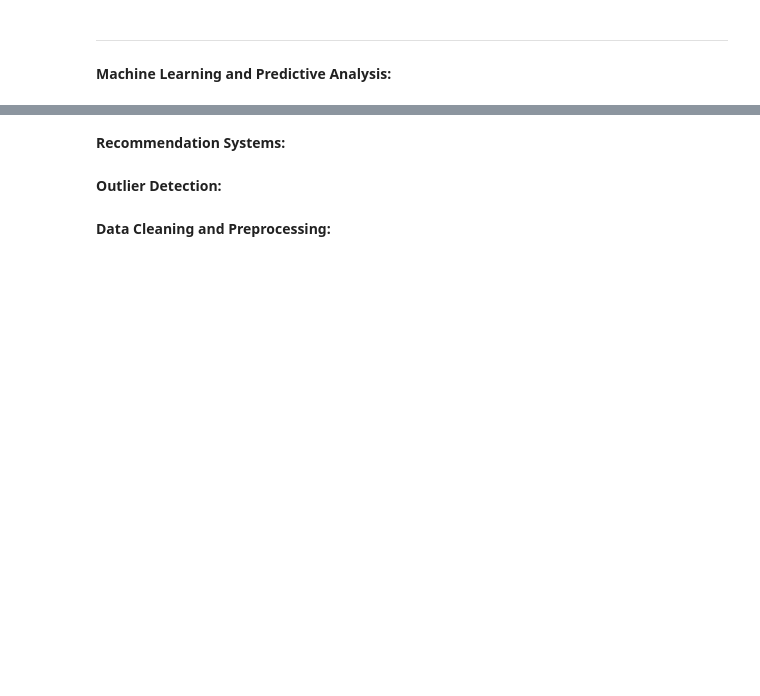
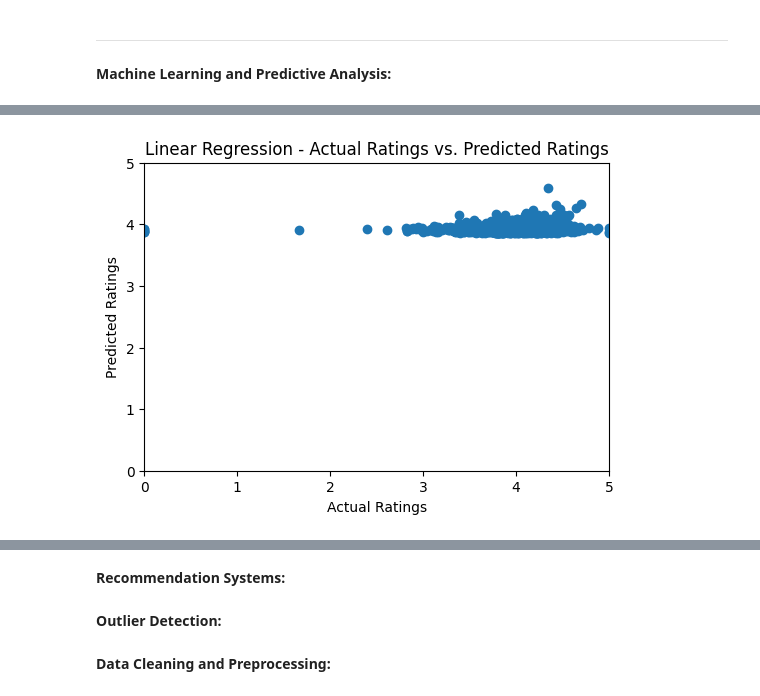
Before and after one commit to rahulbhoyar1995/goodread-books-data-analysis, a Jupyter notebook: goodreads-books-dataset.ipynb, the cells around one changed output, grey strips where cells are left out. Saved outputs shown, nothing was run; the diff lists cells and outputs as text; code cells hidden in the pictures; blank space fills up the shorter version.

Commit message:
Kaggle Notebook | Goodreads Books Dataset | Version 12

```diff
--- a/goodreads-books-dataset.ipynb
+++ b/goodreads-books-dataset.ipynb
@@ -687,5 +677,7 @@ plt.show()
 # %%
  #First, #let's group the data by year and author, and count the number of books each author published each year.
+
+data["main_author"] = data["authors"].apply(lambda x:x[0])
 author_year_counts = data.groupby(['year_published', 'main_author'])['bookID'].count().reset_index()
 
 
@@ -1008,4 +1008,4 @@ list(data.columns)
 # %%
-data_for_ml = data.drop(columns=["title_words","authors","isbn","isbn13"])
+data_for_ml = data.drop(columns=["title_words","authors","isbn","isbn13","bookID","title","sentiment","publication_date"])
 data_for_ml.dtypes
 # %% [output]
@@ -1128,0 +1054,89 @@ Mean Squared Error: 0.12375113247363581
+# %%
+import pandas as pd
+from sklearn.model_selection import train_test_split
+from sklearn.linear_model import Ridge, Lasso
+from sklearn.svm import SVR
+from sklearn.neighbors import KNeighborsRegressor
+from sklearn.ensemble import GradientBoostingRegressor, AdaBoostRegressor
+from sklearn.linear_model import ElasticNet
+from sklearn.neural_network import MLPRegressor
+from sklearn.tree import ExtraTreeRegressor
+from sklearn.metrics import mean_squared_error, r2_score
+import matplotlib.pyplot as plt
+
+# Load your dataset (Replace 'your_dataset.csv' with your dataset's file path)
+df = data_for_ml  # Replace 'data_for_ml' with your dataset
+
+# Data Preprocessing
+selected_features = ['num_pages', 'ratings_count', 'text_reviews_count']
+X = df[selected_features]
+y = df['average_rating']
+
+# Split the data into training and testing sets
+X_train, X_test, y_train, y_test = train_test_split(X, y, test_size=0.2, random_state=42)
+
+# Create a dictionary to store regression algorithms
+regressors = {
+    'Linear Regression': LinearRegression(),
+    'Ridge Regression': Ridge(),
+    'Lasso Regression': Lasso(),
+    'Support Vector Regressor': SVR(),
+    'K-Nearest Neighbors': KNeighborsRegressor(),
+    'Random Forest': RandomForestRegressor(),
+    'Gradient Boosting': GradientBoostingRegressor(),
+    'AdaBoost': AdaBoostRegressor(),
+    'Decision Tree': DecisionTreeRegressor(),
+    'Elastic Net': ElasticNet(),
+    'Multi-layer Perceptron': MLPRegressor(),
+    'Extra Tree': ExtraTreeRegressor()
+}
+
+
+
+
+# Create a list of dictionaries to store the regression metrics and scatter plots
+results = []
+
+for name, regressor in regressors.items():
+    regressor.fit(X_train, y_train)
+    y_pred = regressor.predict(X_test)
+
+    mse = mean_squared_error(y_test, y_pred)
+    r2 = r2_score(y_test, y_pred)
+
+    results.append({'Algorithm': name, 'MSE': mse, 'R-squared': r2})
+
+    # Create a scatter plot for the current regression algorithm
+    plt.figure(figsize=(6, 4))
+    plt.scatter(y_test, y_pred)
+    plt.xlim(0, max(max(y_test), max(y_pred)))  # Set the X-axis limit to start from 0
+    plt.ylim(0, max(max(y_test), max(y_pred)))  # Set the Y-axis limit to start from 0
+    plt.xlabel("Actual Ratings")
+    plt.ylabel("Predicted Ratings")
+    plt.title(f"{name} - Actual Ratings vs. Predicted Ratings")
+    plt.show()
+
+# Convert the list of dictionaries to a Pandas DataFrame
+results_df = pd.DataFrame(results)
+
+# Visualize the results
+# Visualize the results
+plt.figure(figsize=(10, 5))
+
+plt.subplot(1, 2, 1)
+plt.barh(results_df['Algorithm'], results_df['MSE'], color='skyblue')  # Use barh for horizontal bars
+plt.xlabel('Mean Squared Error (MSE)')
+plt.title('MSE for Different Regression Algorithms')
+
+plt.subplot(1, 2, 2)
+plt.barh(results_df['Algorithm'], results_df['R-squared'], color='lightcoral')  # Use barh for horizontal bars
+plt.xlabel('R-squared')
+plt.title('R-squared for Different Regression Algorithms')
+
+plt.tight_layout()
+plt.show()
+
+
+print(results_df)
+# %% [output]
+[figure, added]
```
Also changed, not shown: parts of 15 cells of this notebook.
